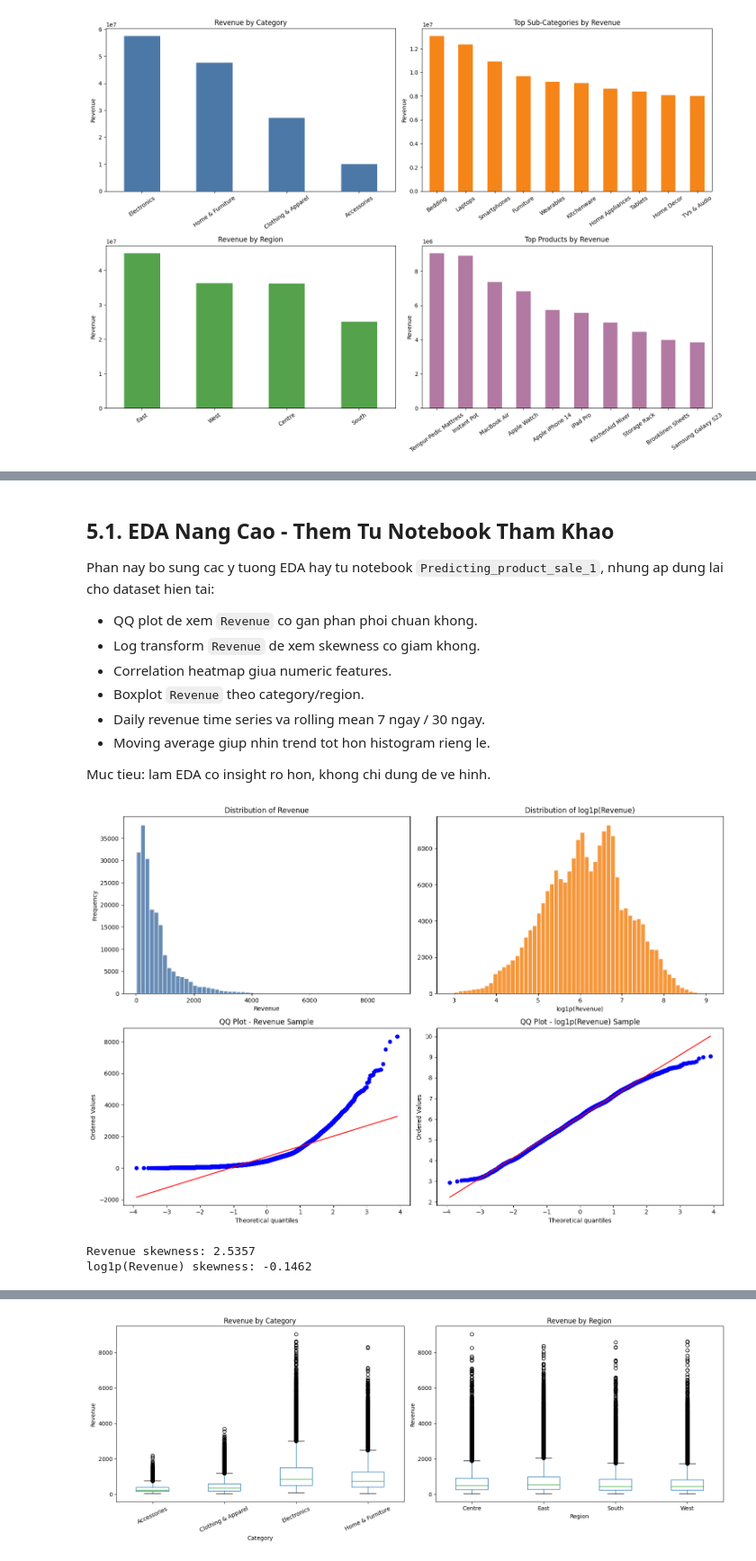
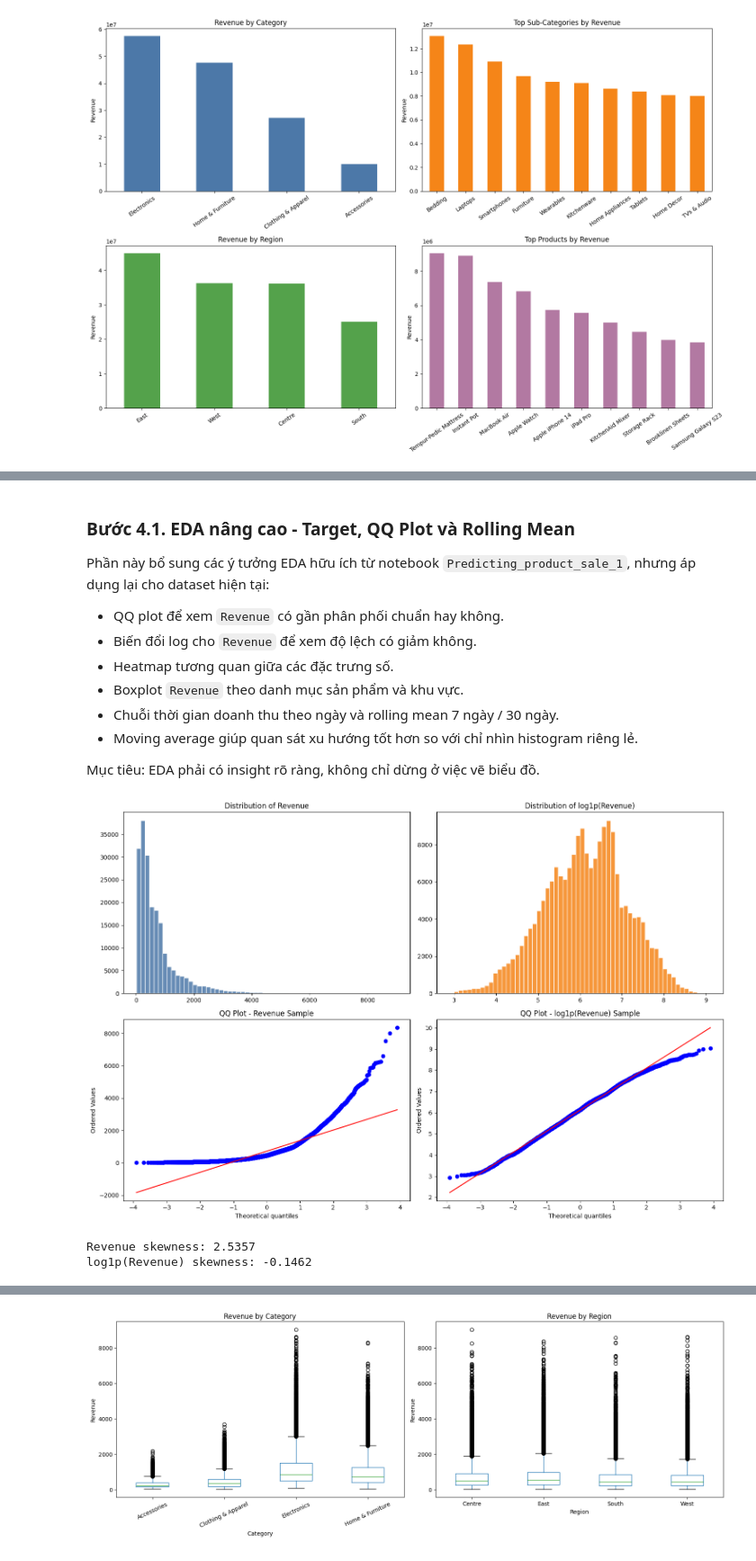
Before and after one commit to QuangManhAI/lab02-machine-learning, a Jupyter notebook: notebooks/product_sales_prediction_complete.ipynb, the cells around one changed output, grey strips where cells are left out. Shown at 90% size. Drawn from its saved outputs; the diff is of its cells as text; code cells hidden in the pictures.

```diff
--- a/notebooks/product_sales_prediction_complete.ipynb
+++ b/notebooks/product_sales_prediction_complete.ipynb
@@ -379,22 +330,10 @@ plt.show()
 # %% [output]
 [figure]
 # %%
-monthly_revenue = df.set_index(DATE_COLUMN).resample("ME")[TARGET].sum()
-quarterly_revenue = df.groupby(df[DATE_COLUMN].dt.to_period("Q"))[TARGET].sum()
-weekday_revenue = df.groupby(df[DATE_COLUMN].dt.day_name())[TARGET].sum().sort_values(ascending=False)
+monthly_revenue, quarterly_revenue, weekday_revenue = sales_era.plot_time_eda(df, PLOT_DIR)
 yearly_revenue = df.groupby(df[DATE_COLUMN].dt.year)[TARGET].sum()
 
 display(yearly_revenue.round(2))
 display(quarterly_revenue.round(2))
 display(weekday_revenue.round(2))
-
-fig, axes = plt.subplots(1, 2, figsize=(16, 5))
-monthly_revenue.plot(ax=axes[0], marker="o", color="#e45756", title="Monthly Revenue")
-weekday_revenue.plot(kind="bar", ax=axes[1], color="#72b7b2", title="Revenue by Weekday")
-axes[0].set_ylabel("Revenue")
-axes[1].set_ylabel("Revenue")
-axes[1].tick_params(axis="x", rotation=35)
-plt.tight_layout()
-plt.savefig(PLOT_DIR / "notebook_time_eda.png", dpi=160)
-plt.show()
 # %% [output]
@@ -450,44 +364,22 @@ display(df[["Quantity", "Unit_Price", "Revenue", "Profit"]].corr().round(4))
 # %% [markdown]
-## 5.1. EDA Nang Cao - Them Tu Notebook Tham Khao
+### Bước 4.1. EDA nâng cao - Target, QQ Plot và Rolling Mean
 
-Phan nay bo sung cac y tuong EDA hay tu notebook `Predicting_product_sale_1`, nhung ap dung lai cho dataset hien tai:
+Phần này bổ sung các ý tưởng EDA hữu ích từ notebook `Predicting_product_sale_1`, nhưng áp dụng lại cho dataset hiện tại:
 
-- QQ plot de xem `Revenue` co gan phan phoi chuan khong.
-- Log transform `Revenue` de xem skewness co giam khong.
-- Correlation heatmap giua numeric features.
-- Boxplot `Revenue` theo category/region.
-- Daily revenue time series va rolling mean 7 ngay / 30 ngay.
-- Moving average giup nhin trend tot hon histogram rieng le.
+- QQ plot để xem `Revenue` có gần phân phối chuẩn hay không.
+- Biến đổi log cho `Revenue` để xem độ lệch có giảm không.
+- Heatmap tương quan giữa các đặc trưng số.
+- Boxplot `Revenue` theo danh mục sản phẩm và khu vực.
+- Chuỗi thời gian doanh thu theo ngày và rolling mean 7 ngày / 30 ngày.
+- Moving average giúp quan sát xu hướng tốt hơn so với chỉ nhìn histogram riêng lẻ.
 
-Muc tieu: lam EDA co insight ro hon, khong chi dung de ve hinh.
+Mục tiêu: EDA phải có insight rõ ràng, không chỉ dừng ở việc vẽ biểu đồ.
 # %%
-from scipy import stats
-
-fig, axes = plt.subplots(2, 2, figsize=(15, 10))
-
-axes[0, 0].hist(df[TARGET], bins=60, edgecolor="white", alpha=0.85, color="#4c78a8")
-axes[0, 0].set_title("Distribution of Revenue")
-axes[0, 0].set_xlabel("Revenue")
-axes[0, 0].set_ylabel("Frequency")
-
-axes[0, 1].hist(np.log1p(df[TARGET]), bins=60, edgecolor="white", alpha=0.85, color="#f58518")
-axes[0, 1].set_title("Distribution of log1p(Revenue)")
-axes[0, 1].set_xlabel("log1p(Revenue)")
-
-stats.probplot(df[TARGET].sample(15000, random_state=RANDOM_STATE), dist="norm", plot=axes[1, 0])
-axes[1, 0].set_title("QQ Plot - Revenue Sample")
-
-stats.probplot(np.log1p(df[TARGET].sample(15000, random_state=RANDOM_STATE)), dist="norm", plot=axes[1, 1])
-axes[1, 1].set_title("QQ Plot - log1p(Revenue) Sample")
-
-plt.tight_layout()
-plt.savefig(PLOT_DIR / "notebook_advanced_target_distribution.png", dpi=160)
-plt.show()
-
+sales_era.plot_advanced_target_distribution(df, PLOT_DIR)
 print(f"Revenue skewness: {df[TARGET].skew():.4f}")
 print(f"log1p(Revenue) skewness: {np.log1p(df[TARGET]).skew():.4f}")
 # %% [output]
-[figure, old version]
+[figure, new version]
 Revenue skewness: 2.5357
 log1p(Revenue) skewness: -0.1462
 # %%
```
Also changed, not shown: parts of 46 cells of this notebook, 7 other files.
